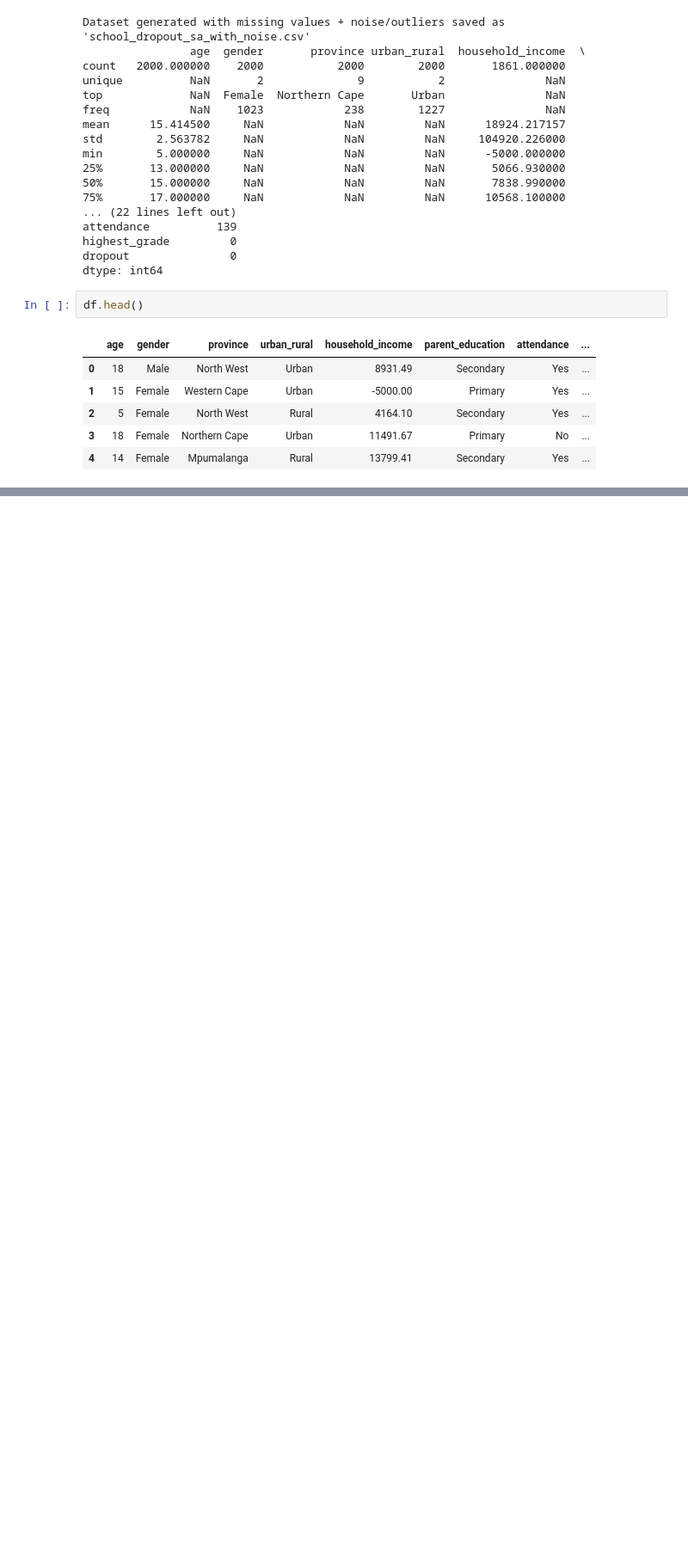
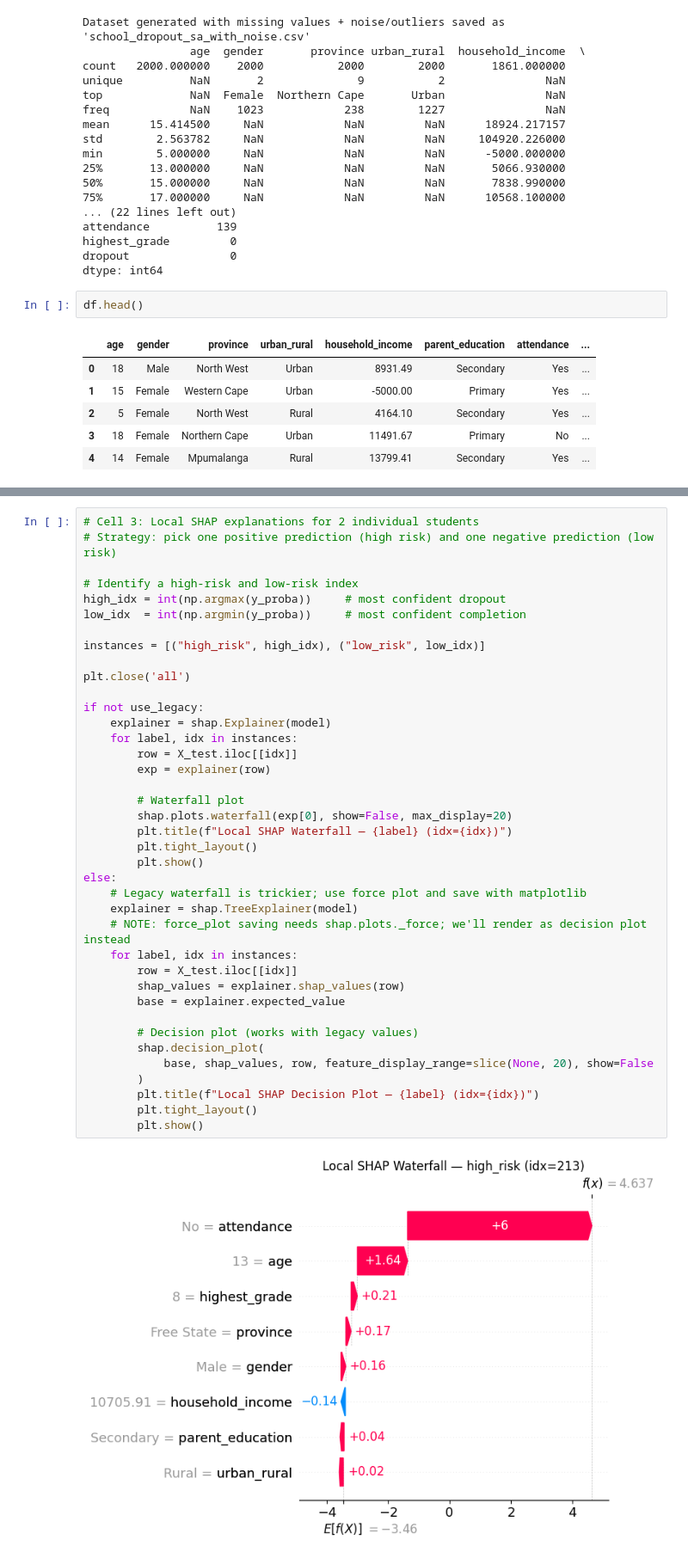
Before and after one commit to iam-hbk/predictive-analytics-assignment-4, a Jupyter notebook: DAT9X05_FINAL_DATA.ipynb, the cells around one changed output, grey strips where cells are left out. Shown: that part at 86% size. Saved outputs shown, nothing was run; the diff lists cells and outputs as text; blank space fills up the shorter version.

```diff
--- a/DAT9X05_FINAL_DATA.ipynb
+++ b/DAT9X05_FINAL_DATA.ipynb
@@ -124,0 +496,41 @@ df.head()
+# %%
+# Cell 3: Local SHAP explanations for 2 individual students
+# Strategy: pick one positive prediction (high risk) and one negative prediction (low risk)
+
+# Identify a high-risk and low-risk index
+high_idx = int(np.argmax(y_proba))     # most confident dropout
+low_idx  = int(np.argmin(y_proba))     # most confident completion
+
+instances = [("high_risk", high_idx), ("low_risk", low_idx)]
+
+plt.close('all')
+
+if not use_legacy:
+    explainer = shap.Explainer(model)
+    for label, idx in instances:
+        row = X_test.iloc[[idx]]
+        exp = explainer(row)
+
+        # Waterfall plot
+        shap.plots.waterfall(exp[0], show=False, max_display=20)
+        plt.title(f"Local SHAP Waterfall — {label} (idx={idx})")
+        plt.tight_layout()
+        plt.show()
+else:
+    # Legacy waterfall is trickier; use force plot and save with matplotlib
+    explainer = shap.TreeExplainer(model)
+    # NOTE: force_plot saving needs shap.plots._force; we'll render as decision plot instead
+    for label, idx in instances:
+        row = X_test.iloc[[idx]]
+        shap_values = explainer.shap_values(row)
+        base = explainer.expected_value
+
+        # Decision plot (works with legacy values)
+        shap.decision_plot(
+            base, shap_values, row, feature_display_range=slice(None, 20), show=False
+        )
+        plt.title(f"Local SHAP Decision Plot — {label} (idx={idx})")
+        plt.tight_layout()
+        plt.show()
+# %% [output]
+[figure, added]
```
Also changed, not shown: parts of 16 cells of this notebook, 4 other files.
